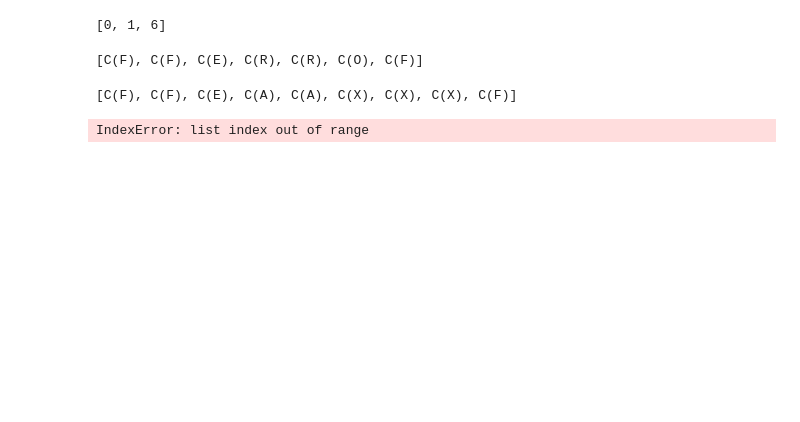
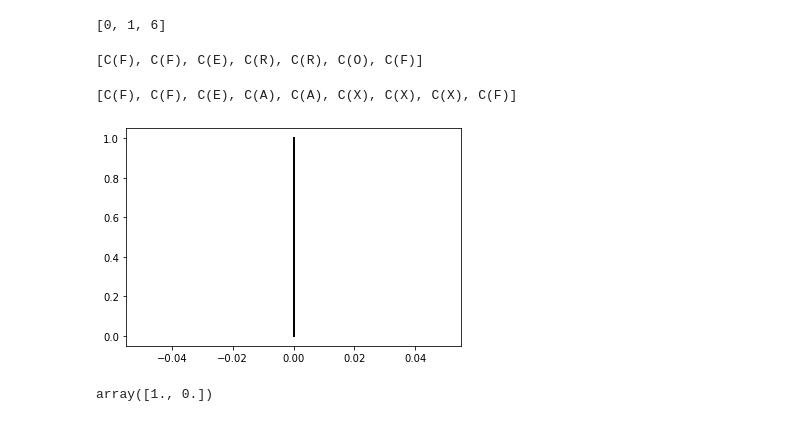
Before and after one commit to oihugu/EvPlants-temp-, a Jupyter notebook: main.ipynb, the cells around one changed output. Saved outputs shown, nothing was run; the diff lists cells and outputs as text; code cells hidden in the pictures; blank space fills up the shorter version.

```diff
--- a/main.ipynb
+++ b/main.ipynb
@@ -51,7 +81,20 @@ es.replace(Element('O', __default),es2)
 es
 # %% [output]
 [C(F), C(F), C(E), C(A), C(A), C(X), C(X), C(X), C(F)]
-# %%
-[][0]
-# %% [output]
-IndexError: list index out of range
+# %%
+import Application.lSystems.structure.line as line
+
+l = line.Linha(angle=0, size=1, width=2, color=(0,0,0))
+
+l.start_position = (0,0)
+l.end_position = (0,1)
+
+l.rotate()
+
+l.plot()
+# %% [output]
+[figure, added]
+# %%
+l.rotate()
+# %% [output]
+array([1., 0.])
```
Also changed, not shown: parts of 5 cells of this notebook, 4 other files.
